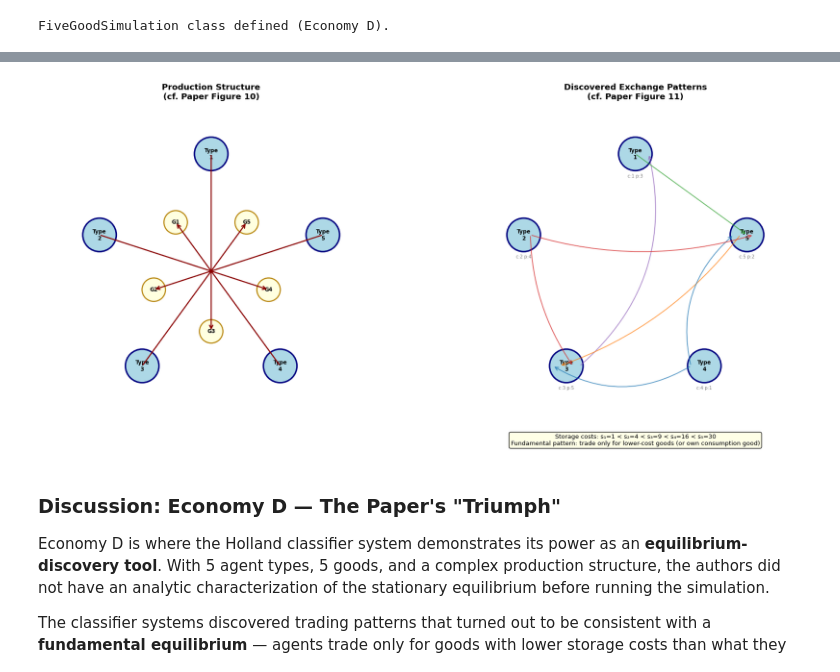
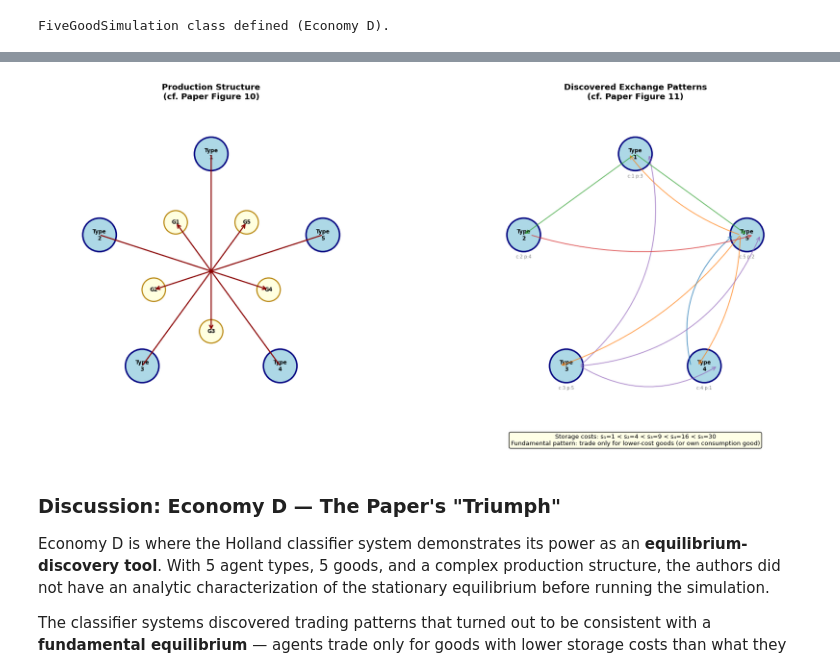
Before and after one commit to mmcky/paper-marimon-mcgrattan-sargent-1990, a Jupyter notebook: jupyter/companion-notebook-1.ipynb, the cells around one changed output, grey strips where cells are left out. Cells and saved outputs as stored; diff of their text form; code cells hidden in the pictures.

Commit message:
Fix Economy D exchange pattern cell: compute dist_d from sim_d.holdings

```diff
--- a/jupyter/companion-notebook-1.ipynb
+++ b/jupyter/companion-notebook-1.ipynb
@@ -3211,6 +3211,14 @@ Type 1 (consumes good 1, produces good 3):
 # %%
 # Visualize the production structure and discovered exchange patterns for Economy D
 # Replicates Figures 10 and 11 from the paper
+
+# Compute final holdings distribution for Economy D
+# dist_d[i, k] = fraction of type-i agents holding good k at the final period
+dist_d = np.zeros((5, 5))
+for i in range(5):
+    mask = sim_d.agent_types == i
+    for k in range(5):
+        dist_d[i, k] = np.mean(sim_d.holdings[mask] == k)
 
 fig, axes = plt.subplots(1, 2, figsize=(16, 7))
 
@@ -3276,40 +3284,41 @@ for i, (x, y) in enumerate(positions):
 # Draw likely exchange arrows based on observed holdings
 # If type i frequently holds good k (where k != produces[i]),
 # it means type i is accepting good k in trade
+colors_5 = ['tab:blue', 'tab:orange', 'tab:green', 'tab:red', 'tab:purple']
 for i in range(5):
     for k in range(5):
         if k == sim_d.produces[i]:
             continue  # Skip production good
         if dist_d[i, k] > 0.05:  # Significant holding
             # Find which type produces good k
             producer = np.where(sim_d.produces == k)[0]
             if len(producer) > 0:
                 j = producer[0]
                 sx, sy = positions[j]
                 tx, ty = positions[i]
                 offset = 0.02 * (k - 2)  # slight offset to avoid overlap
                 ax.annotate('', xy=(tx + offset, ty), xytext=(sx + offset, sy),
-                            arrowprops=dict(arrowstyle='->', color=colors[k], lw=1.2,
+                            arrowprops=dict(arrowstyle='->', color=colors_5[k], lw=1.2,
                                           connectionstyle=f'arc3,rad={0.15 * (k-2)}',
                                           alpha=0.7),
                             xycoords='axes fraction', textcoords='axes fraction')
 
 # Add storage cost annotation
 ax.text(0.5, -0.02, 'Storage costs: s₁=1 < s₂=4 < s₃=9 < s₄=16 < s₅=30\n'
         'Fundamental pattern: trade only for lower-cost goods (or own consumption good)',
         ha='center', fontsize=8, transform=ax.transAxes,
         bbox=dict(boxstyle='round', facecolor='lightyellow', alpha=0.8))
 
 ax.set_xlim(0, 1)
 ax.set_ylim(0, 1)
 ax.set_aspect('equal')
 ax.axis('off')
 ax.set_title('Discovered Exchange Patterns\n(cf. Paper Figure 11)', fontsize=11, fontweight='bold')
 
 plt.tight_layout()
 plt.show()
 # %% [output]
-[figure, old version]
+[figure, new version]
 # %% [markdown]
 ### Discussion: Economy D — The Paper's "Triumph"
 
```
Also changed, not shown: parts of 21 cells of this notebook.
